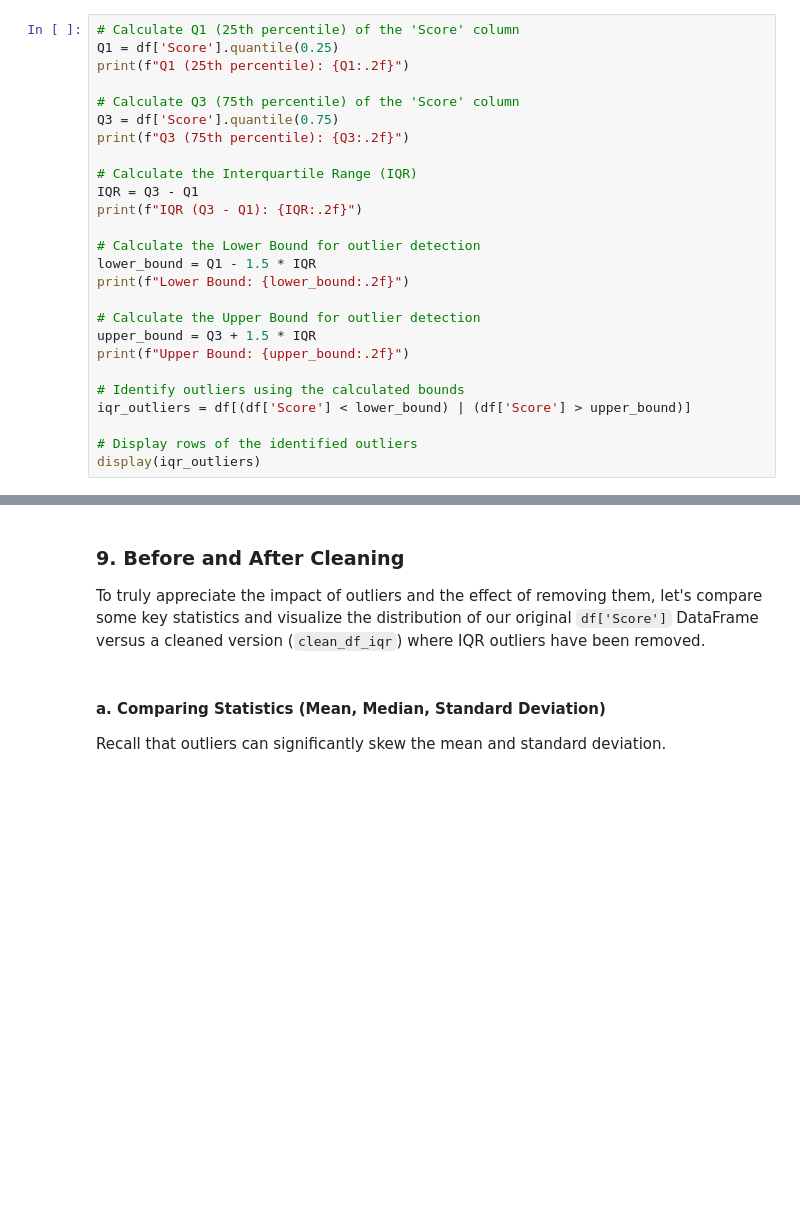
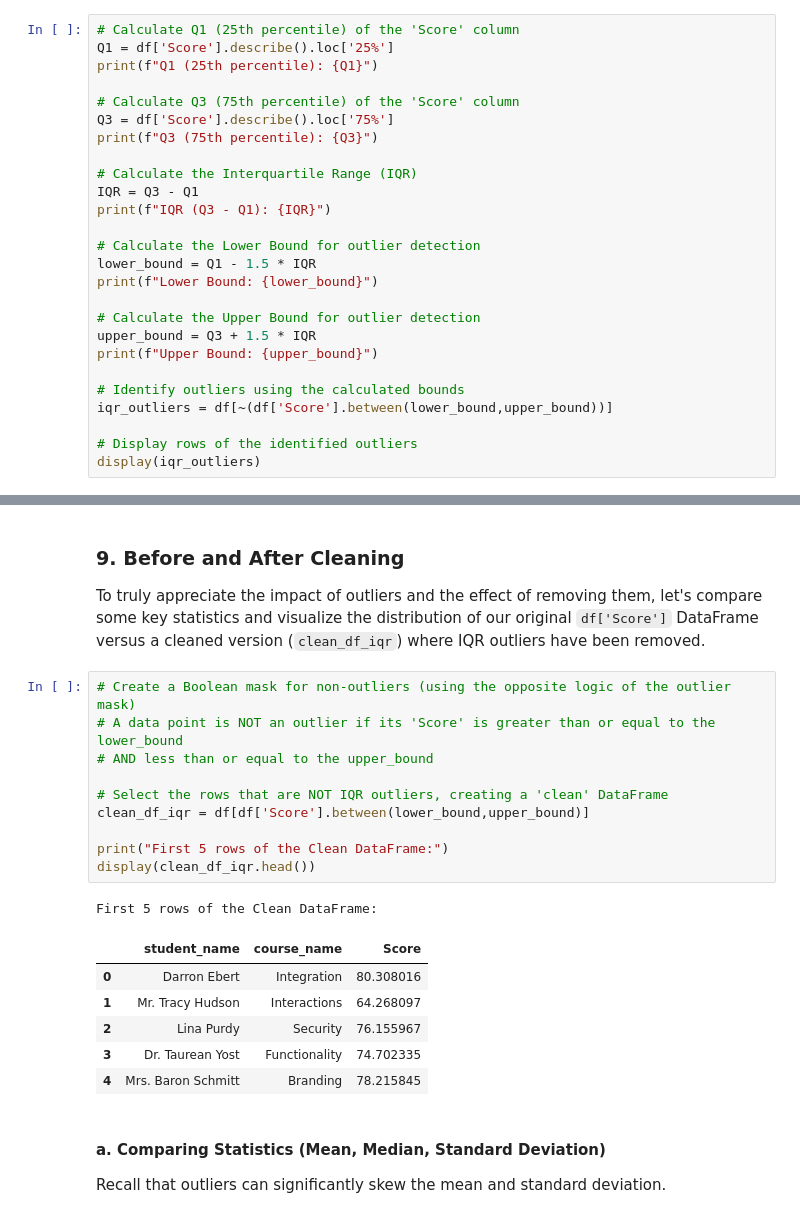
Before and after one commit to Mohamad-Selawy/Data-Analysis, a Jupyter notebook: Data Analysis/Level 1/5_Outlier_Detection_&_Distributions.ipynb, the cells around one changed output, grey strips where cells are left out. Drawn from its saved outputs; the diff is of its cells as text; blank space fills up the shorter version.

```diff
--- a/Data Analysis/Level 1/5_Outlier_Detection_&_Distributions.ipynb
+++ b/Data Analysis/Level 1/5_Outlier_Detection_&_Distributions.ipynb
@@ -319,26 +323,26 @@ Let's calculate these values and identify the outliers in our `df['Score']` data
 # %%
 # Calculate Q1 (25th percentile) of the 'Score' column
-Q1 = df['Score'].quantile(0.25)
-print(f"Q1 (25th percentile): {Q1:.2f}")
+Q1 = df['Score'].describe().loc['25%']
+print(f"Q1 (25th percentile): {Q1}")
 
 # Calculate Q3 (75th percentile) of the 'Score' column
-Q3 = df['Score'].quantile(0.75)
-print(f"Q3 (75th percentile): {Q3:.2f}")
+Q3 = df['Score'].describe().loc['75%']
+print(f"Q3 (75th percentile): {Q3}")
 
 # Calculate the Interquartile Range (IQR)
 IQR = Q3 - Q1
-print(f"IQR (Q3 - Q1): {IQR:.2f}")
+print(f"IQR (Q3 - Q1): {IQR}")
 
 # Calculate the Lower Bound for outlier detection
 lower_bound = Q1 - 1.5 * IQR
-print(f"Lower Bound: {lower_bound:.2f}")
+print(f"Lower Bound: {lower_bound}")
 
 # Calculate the Upper Bound for outlier detection
 upper_bound = Q3 + 1.5 * IQR
-print(f"Upper Bound: {upper_bound:.2f}")
+print(f"Upper Bound: {upper_bound}")
 
 # Identify outliers using the calculated bounds
-iqr_outliers = df[(df['Score'] < lower_bound) | (df['Score'] > upper_bound)]
+iqr_outliers = df[~(df['Score'].between(lower_bound,upper_bound))]
 
 # Display rows of the identified outliers
 display(iqr_outliers)
@@ -429,6 +433,24 @@ Here are common strategies and when to apply them, with realistic business examp
 ### 9. Before and After Cleaning
 
 To truly appreciate the impact of outliers and the effect of removing them, let's compare some key statistics and visualize the distribution of our original `df['Score']` DataFrame versus a cleaned version (`clean_df_iqr`) where IQR outliers have been removed.
+# %%
+# Create a Boolean mask for non-outliers (using the opposite logic of the outlier mask)
+# A data point is NOT an outlier if its 'Score' is greater than or equal to the lower_bound
+# AND less than or equal to the upper_bound
+
+# Select the rows that are NOT IQR outliers, creating a 'clean' DataFrame
+clean_df_iqr = df[df['Score'].between(lower_bound,upper_bound)]
+
+print("First 5 rows of the Clean DataFrame:")
+display(clean_df_iqr.head())
+# %% [output]
+First 5 rows of the Clean DataFrame:
+|  | student_name | course_name | Score |
+| 0 | Darron Ebert | Integration | 80.308016 |
+| 1 | Mr. Tracy Hudson | Interactions | 64.268097 |
+| 2 | Lina Purdy | Security | 76.155967 |
+| 3 | Dr. Taurean Yost | Functionality | 74.702335 |
+| 4 | Mrs. Baron Schmitt | Branding | 78.215845 |
 # %% [markdown]
 #### a. Comparing Statistics (Mean, Median, Standard Deviation)
 
```
Also changed, not shown: parts of 5 cells of this notebook.
